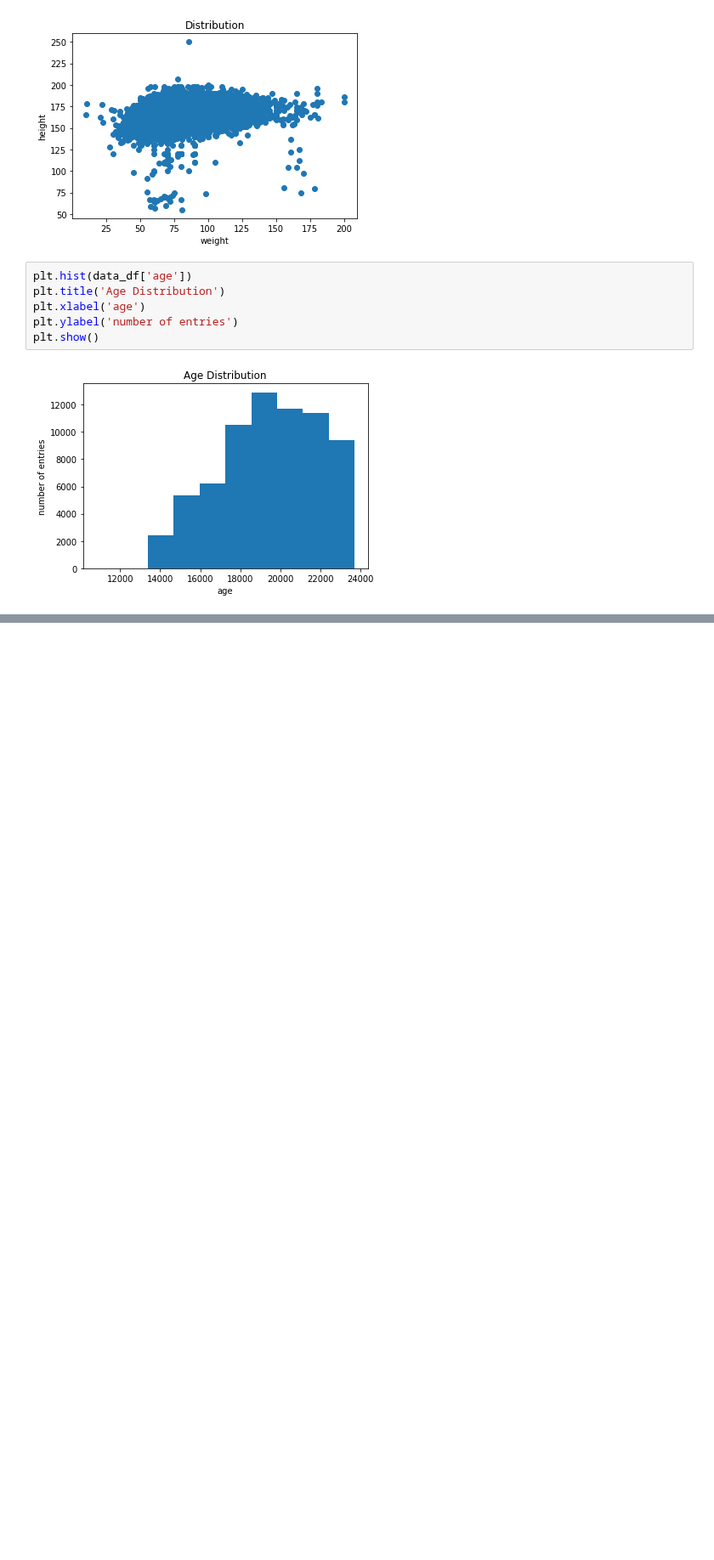
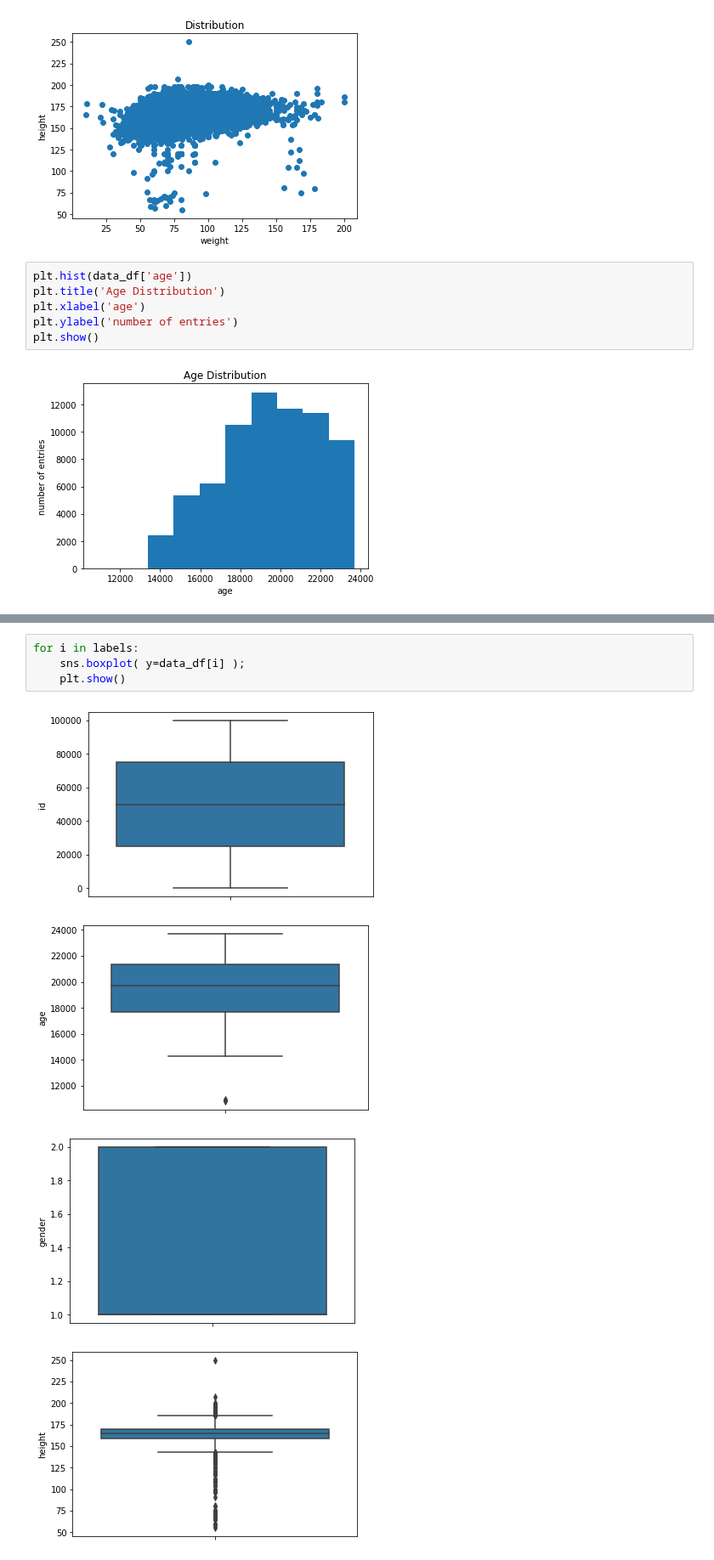
Before and after one commit to LJ171/CardioDiseaseClassification, a Jupyter notebook: 01_data_exploration/DataExploration.ipynb, the cells around one changed output, grey strips where cells are left out. Shown at 85% size. Drawn from its saved outputs; the diff is of its cells as text; blank space fills up the shorter version.

```diff
--- a/01_data_exploration/DataExploration.ipynb
+++ b/01_data_exploration/DataExploration.ipynb
@@ -127,0 +140,9 @@ plt.show()
+# %%
+for i in labels:
+    sns.boxplot( y=data_df[i] );
+    plt.show()
+# %% [output]
+[figure, added]
+[figure, added]
+[figure, added]
+[figure, added]
```
Also changed, not shown: parts of 4 cells of this notebook.
